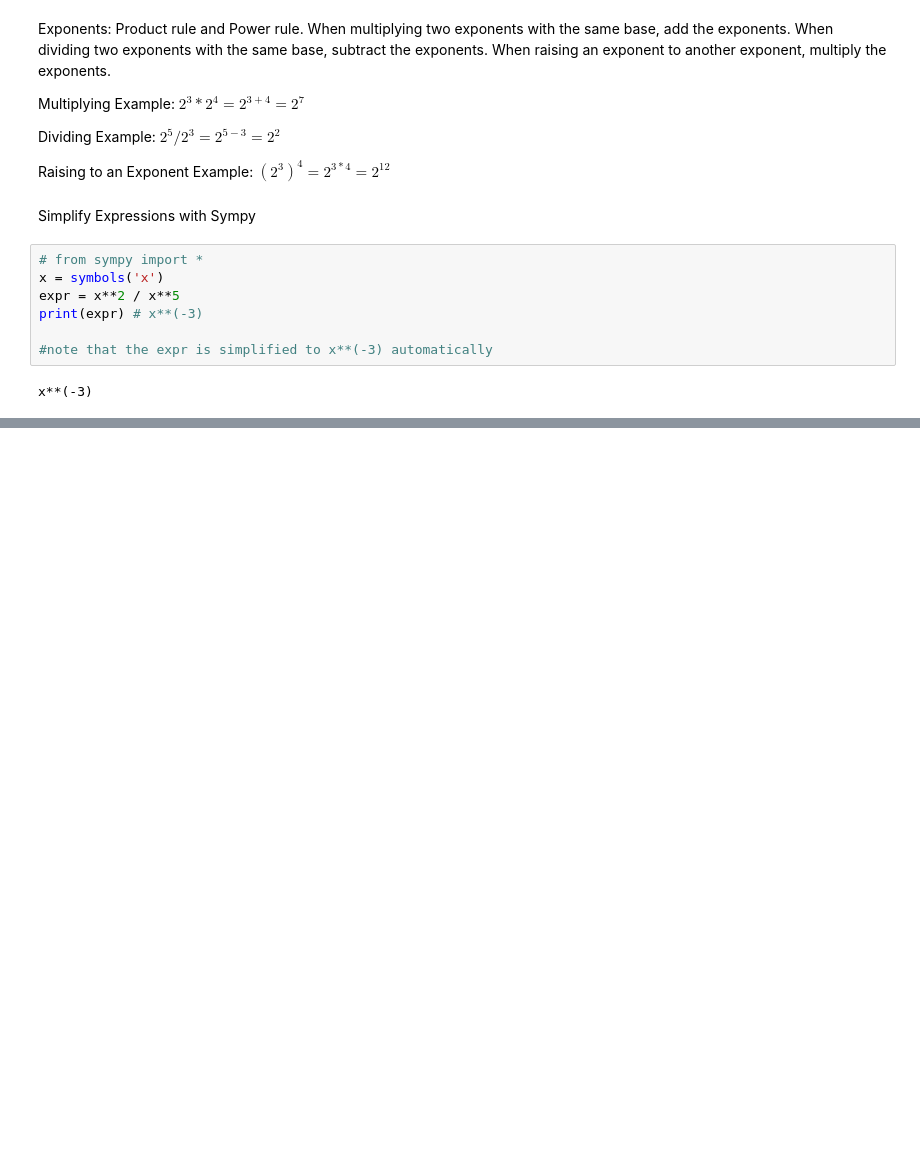
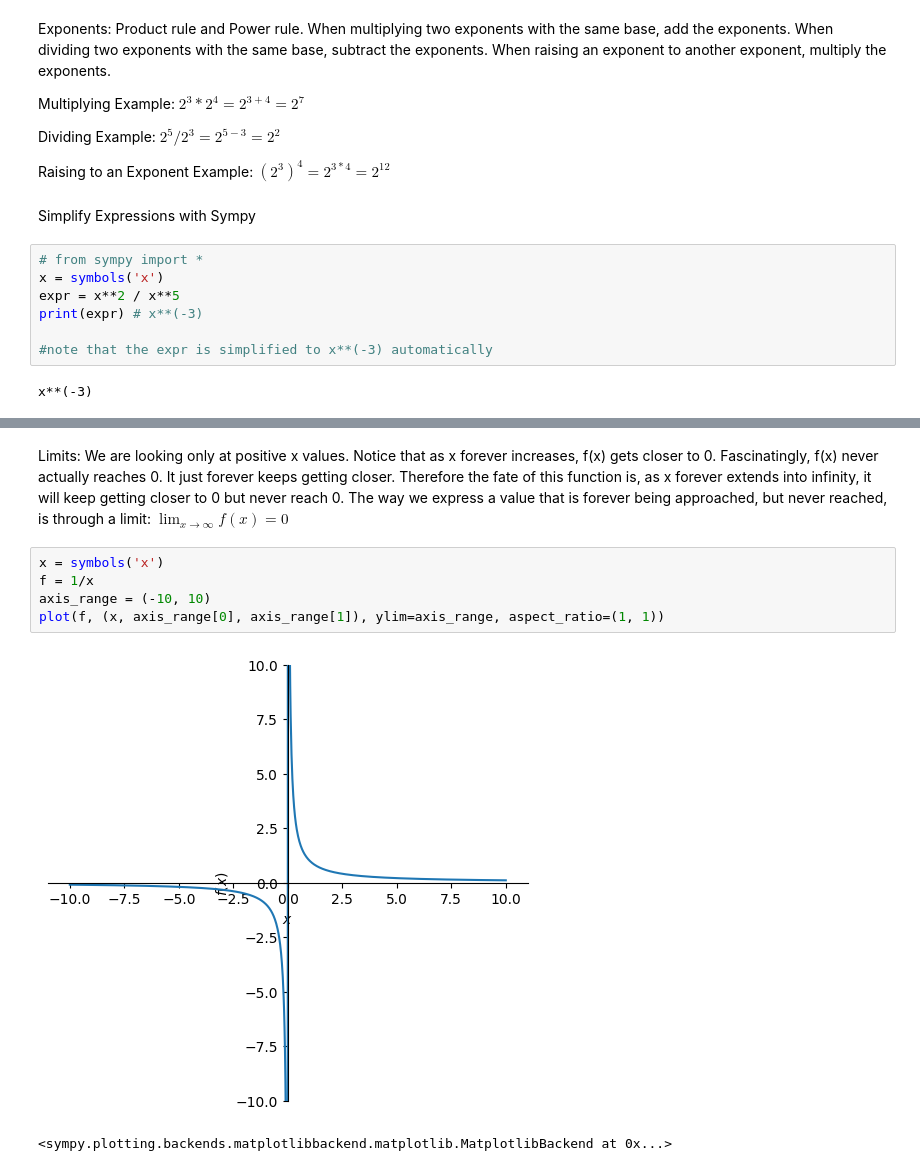
Before and after one commit to jtschet1/data-science-math, a Jupyter notebook: chapter_one.ipynb, the cells around one changed output, grey strips where cells are left out. Cells and saved outputs as stored; diff of their text form; blank space fills up the shorter version.

Commit message:
up to limits

```diff
--- a/chapter_one.ipynb
+++ b/chapter_one.ipynb
@@ -118,0 +221,14 @@ x**(-3)
+# %% [markdown]
+Limits: We are looking only at positive x values. Notice that as x forever increases, f(x) gets
+closer to 0. Fascinatingly, f(x) never actually reaches 0. It just forever keeps getting
+closer. Therefore the fate of this function is, as x forever extends into infinity, it will keep
+getting closer to 0 but never reach 0. The way we express a value that is forever being
+approached, but never reached, is through a limit: $\lim_{x \to \infty} f(x) = 0$
+# %%
+x = symbols('x')
+f = 1/x
+axis_range = (-10, 10)
+plot(f, (x, axis_range[0], axis_range[1]), ylim=axis_range, aspect_ratio=(1, 1))
+# %% [output]
+[figure, added]
+<sympy.plotting.backends.matplotlibbackend.matplotlib.MatplotlibBackend at 0x...>
```
Also changed, not shown: parts of 11 cells of this notebook.
